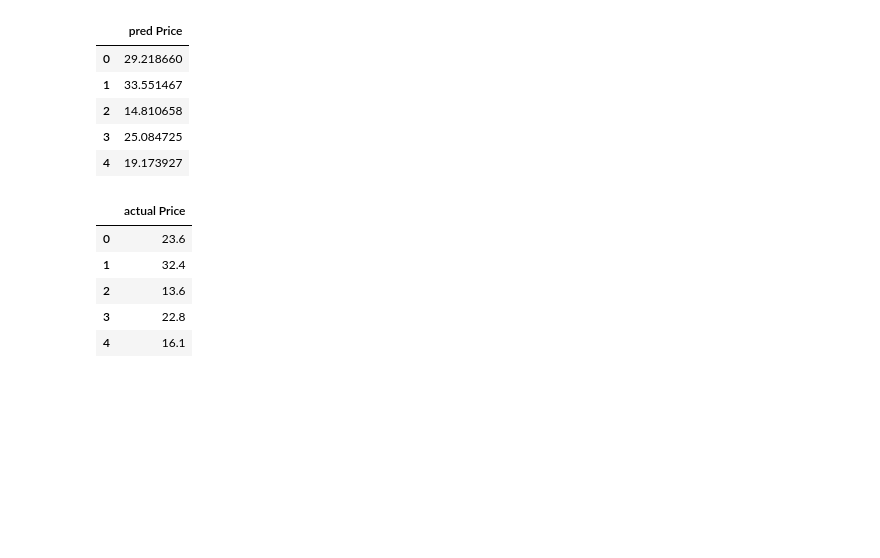
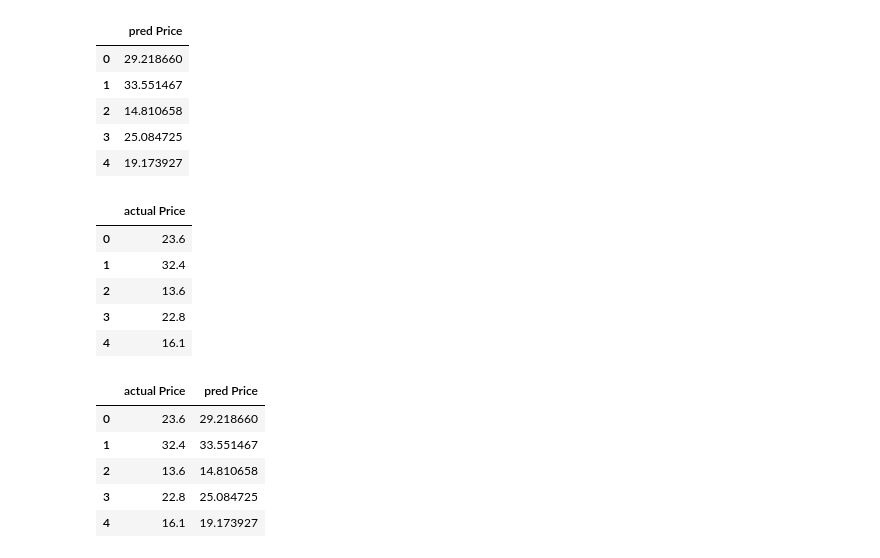
Before and after one commit to chw8207/ADP-study, a Jupyter notebook: 머신러닝_프로세스.ipynb, the cells around one changed output. Drawn from its saved outputs; the diff is of its cells as text; code cells hidden in the pictures; blank space fills up the shorter version.

```diff
--- a/머신러닝_프로세스.ipynb
+++ b/머신러닝_프로세스.ipynb
@@ -298,3 +298,15 @@ actual.head()
 | 2 | 13.6 |
 | 3 | 22.8 |
 | 4 | 16.1 |
+# %%
+# 병합 및 저장
+reg_result = pd.concat([actual, pred_df], axis = 1)
+reg_result.to_csv('reg_result.csv', index = False, encoding='utf-8-sig')
+reg_result.head()
+# %% [output]
+|  | actual Price | pred Price |
+| 0 | 23.6 | 29.218660 |
+| 1 | 32.4 | 33.551467 |
+| 2 | 13.6 | 14.810658 |
+| 3 | 22.8 | 25.084725 |
+| 4 | 16.1 | 19.173927 |
```
